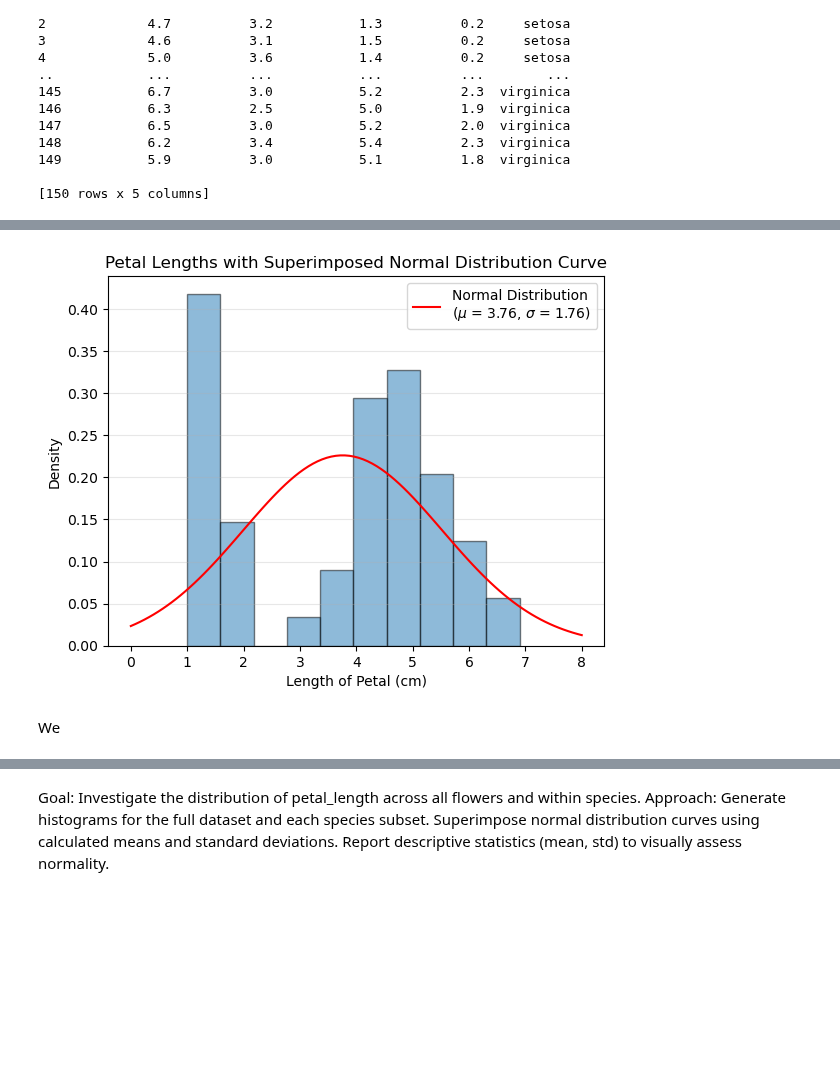
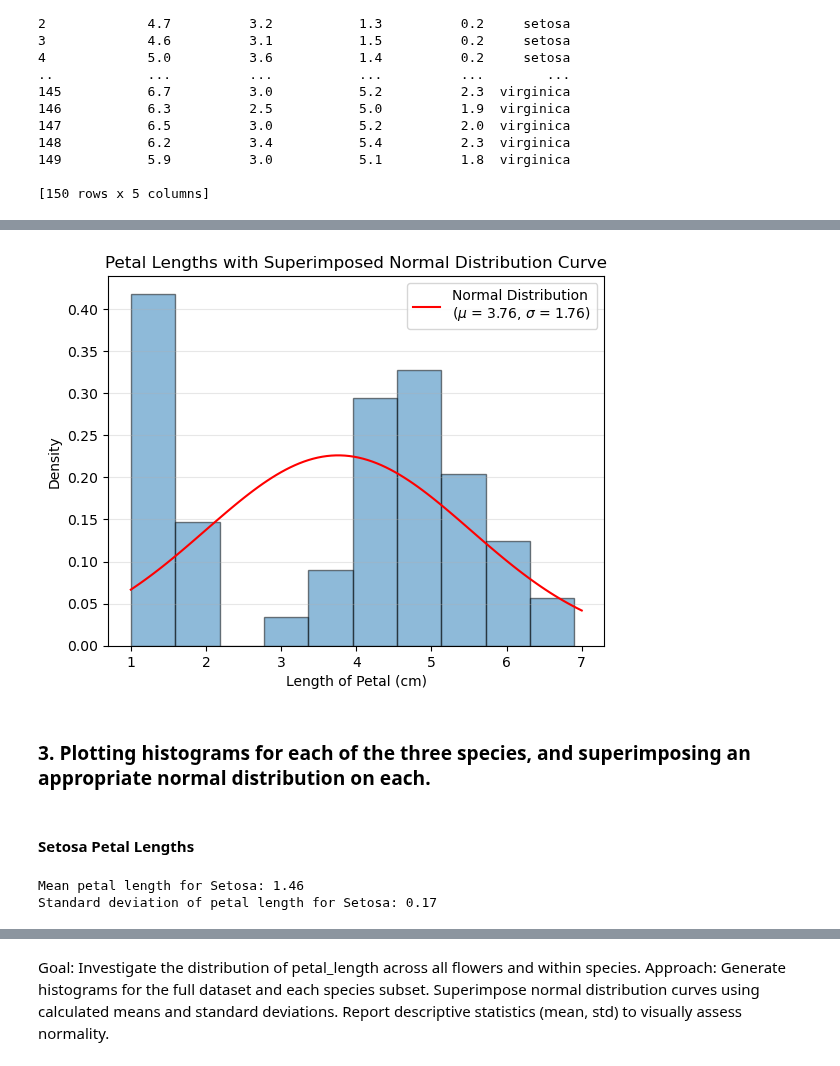
Before and after one commit to callagg2/applied_statistics, a Jupyter notebook: assessment/problems.ipynb, the cells around one changed output, grey strips where cells are left out. Cells and saved outputs as stored; diff of their text form; code cells hidden in the pictures; blank space fills up the shorter version.

Commit message:
Finished the first three parts of Problem 1

```diff
--- a/assessment/problems.ipynb
+++ b/assessment/problems.ipynb
@@ -86,0 +130,10 @@ $$
+# %%
+xmin = 1 # I've set the minimum x-axis limit to 1, as there are no negative petal lengths
+xmax = 7 # I've set the maximum x-axis limit to 7, as there are no petal lengths greater than 7 in the dataset
+
+# these are the x-axis limits of the histogram plot, I'm going to go with 3 standard deviations from the mean, which should cover 99.7% of a normal distribution
+x = np.linspace(xmin, xmax, 100) #  create an array of 100 evenly spaced values between the minimum and maximum x-axis limits
+
+# calculating the normal distribution values for the x values using the mean and standard deviation of the petal lengths using the formula above
+p = (1 / (std_deviation_petal_length * np.sqrt(2 * np.pi))) * np.exp(-((x - mean_petal_length) ** 2) / (2 * std_deviation_petal_length**2))
+print(f"Normal distribution values for the x values: {p}")
@@ -87,51 +184,42 @@ $$
 # %%
-mean_petal_length = np.mean(iris_df["petal_length"])
-# calculate the mean of the petal lengths
-std_deviation_petal_length = np.std(iris_df["petal_length"], ddof=1)
-# calculate the standard deviation of the petal lengths, using degreee of freedom = 1 to get the sample standard deviation
-
-#print(f"Mean petal length: {round(mean_petal_length,2)}")
-#print(f"Standard deviation of petal length: {round(std_deviation_petal_length,2)}")
-
-
-# We could create the normal distribution using the formuula
-xmin = 0
-xmax = 8
-# these are the x-axis limits of the histogram plot, I'm going to go with 3 standard deviations from the mean, which should cover 99.7% of a normal distribution
-x = np.linspace(xmin, xmax, 100) #  create an array of 100 evenly spaced values between the minimum and maximum x-axis limits
-'''
-p = (1 / (std_deviation_petal_length * np.sqrt(2 * np.pi))) * np.exp(-((x - mean_petal_length) ** 2) / (2 * std_deviation_petal_length**2))
-# calculate the normal distribution values for the x values using the mean and standard deviation of the petal lengths using the formula above
-'''
-# Or alternatively, we could use the scipy.stats.norm.pdf function to calculate the normal distribution values for the x values
-# using the mean and standard deviation of the petal lengths
-p = sp.stats.norm.pdf(x, loc=mean_petal_length, scale=std_deviation_petal_length)
-# Scipy's norm.pdf function calculates the probability density function (PDF) of a normal distribution
-# for a given set of x values, mean (loc), and standard deviation (scale).
+# Now, i will plot the histogram of the petal lengths and superimpose the normal distribution curve on top of it.
 
 fig, ax = plt.subplots()
 
 ax.hist(iris_df["petal_length"], bins=10, edgecolor="black", alpha=0.5, density=True)
-# so we are plotting a histogram of the petal lengths, with 10 bins, black edges, 50% transparency, and normalized to form a probability density.
+# this is my histogram from above, except for the normalization.
 
 plt.plot(x, p, color="red", label=f"Normal Distribution \n($\mu$ = {mean_petal_length:.2f}, $\sigma$ = {std_deviation_petal_length:.2f})")
-# now we are plotting the normal distribution curve on top of the histogram, with a red line and a label that shows the mean and standard deviation of the petal lengths.
+# this is my normal distribution curve, which I am plotting on top of the histogram.
 
 # chart details
 # legend
 ax.legend(loc="upper right")
 
 # axis titles
 ax.set_xlabel("Length of Petal (cm)")
 ax.set_ylabel("Density")
 
 # chart title
 plt.title("Petal Lengths with Superimposed Normal Distribution Curve")
 
 plt.grid(axis="y", alpha=0.3)
 plt.show()
 #plt.savefig("petal_lengths.png")
 # %% [output]
-[figure, old version]
+[figure, new version]
 # %% [markdown]
-We
+### 3. Plotting histograms for each of the three species, and superimposing an appropriate normal distribution on each.
+# %% [markdown]
+#### Setosa Petal Lengths
+# %%
+mean_petal_length_setosa = np.mean(iris_df["petal_length"][iris_df["class"] == "setosa"])
+# calculate the mean of the petal lengths for the setosa species
+std_deviation_petal_length_setosa = np.std(iris_df["petal_length"][iris_df["class"] == "setosa"], ddof=1)
+# calculate the standard deviation of the petal lengths for the setosa species
+
+print(f"Mean petal length for Setosa: {round(mean_petal_length_setosa, 2)}")
+print(f"Standard deviation of petal length for Setosa: {round(std_deviation_petal_length_setosa, 2)}")
+# %% [output]
+Mean petal length for Setosa: 1.46
+Standard deviation of petal length for Setosa: 0.17
```
Also changed, not shown: parts of 31 cells of this notebook.
